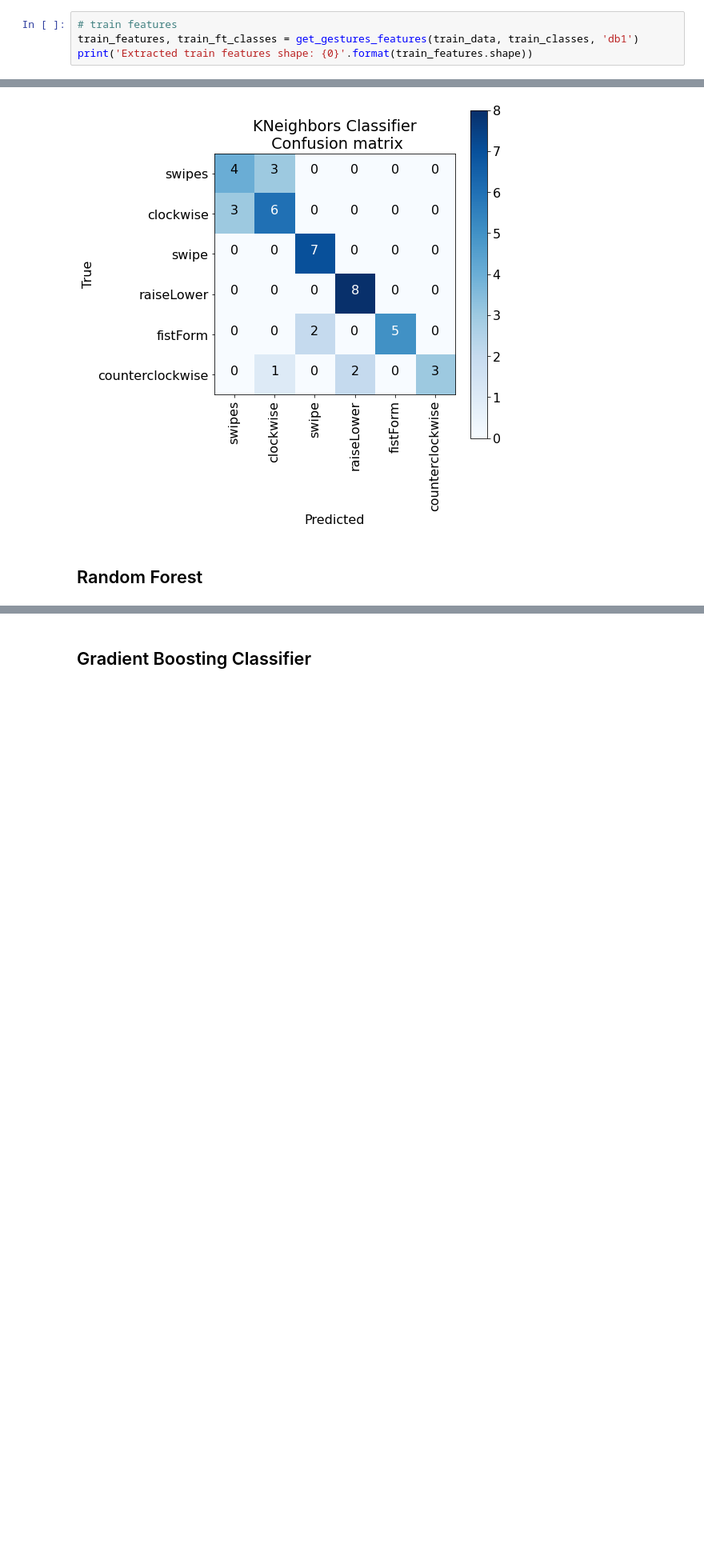
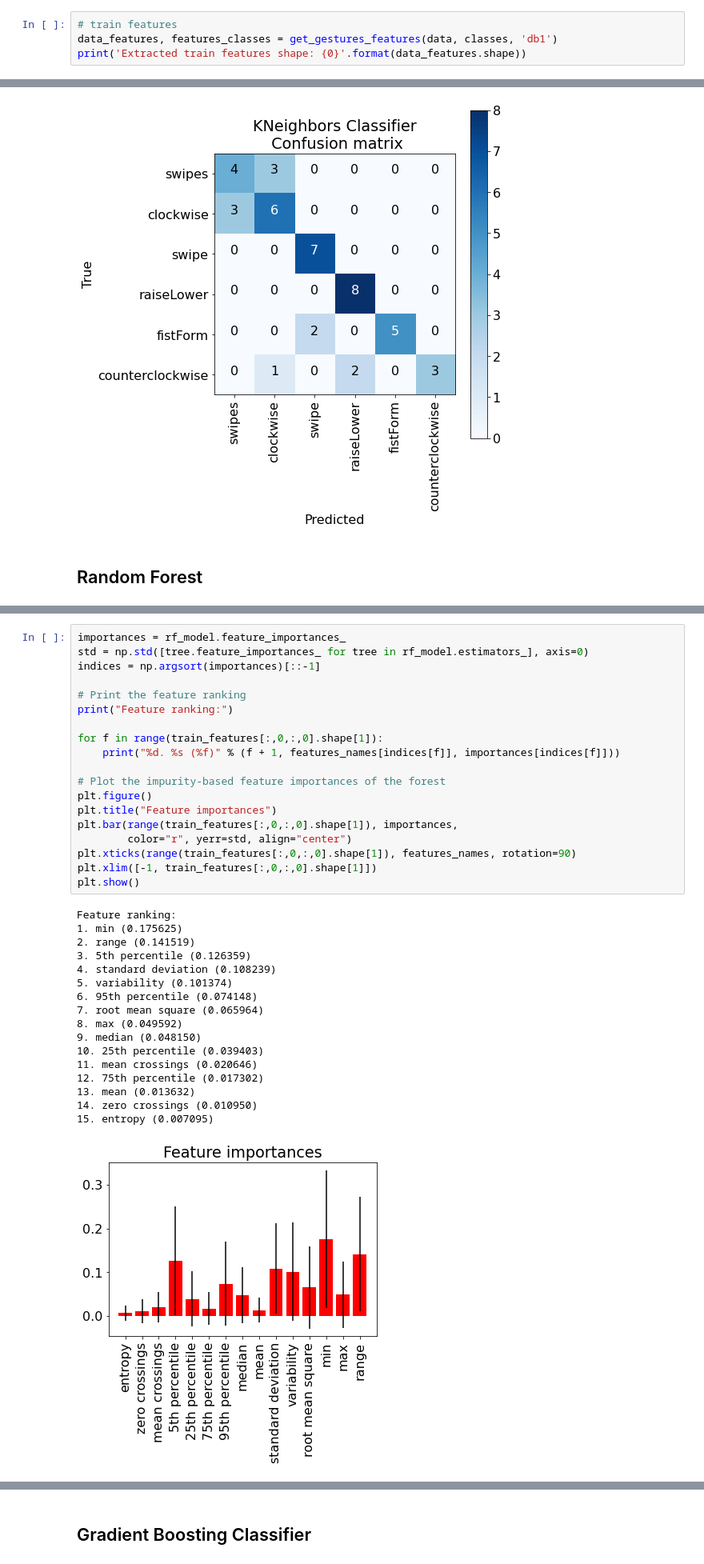
Before and after one commit to christian0101/Photovoltaics-Interactive-Tabletop, a Jupyter notebook: Code/Implementation.ipynb, the cells around one changed output, grey strips where cells are left out. Shown: that part at 80% size. Drawn from its saved outputs; the diff is of its cells as text; blank space fills up the shorter version.

Commit message:
features importances and further experiments

```diff
--- a/Code/Implementation.ipynb
+++ b/Code/Implementation.ipynb
@@ -505,6 +516,6 @@ plt.show()
 Extract features from the getures datasets (train and test)
 # %%
 # train features
-train_features, train_ft_classes = get_gestures_features(train_data, train_classes, 'db1')
-print('Extracted train features shape: {0}'.format(train_features.shape))
+data_features, features_classes = get_gestures_features(data, classes, 'db1')
+print('Extracted train features shape: {0}'.format(data_features.shape))
 # %% [output]
@@ -630,0 +686,37 @@ plot_confusion_matrix(rf_matrix, set(test_ft_classes), title='Random Forest\n Co
+# %%
+importances = rf_model.feature_importances_
+std = np.std([tree.feature_importances_ for tree in rf_model.estimators_], axis=0)
+indices = np.argsort(importances)[::-1]
+
+# Print the feature ranking
+print("Feature ranking:")
+
+for f in range(train_features[:,0,:,0].shape[1]):
+    print("%d. %s (%f)" % (f + 1, features_names[indices[f]], importances[indices[f]]))
+
+# Plot the impurity-based feature importances of the forest
+plt.figure()
+plt.title("Feature importances")
+plt.bar(range(train_features[:,0,:,0].shape[1]), importances,
+        color="r", yerr=std, align="center")
+plt.xticks(range(train_features[:,0,:,0].shape[1]), features_names, rotation=90)
+plt.xlim([-1, train_features[:,0,:,0].shape[1]])
+plt.show()
+# %% [output]
+Feature ranking:
+1. min (0.175625)
+2. range (0.141519)
+3. 5th percentile (0.126359)
+4. standard deviation (0.108239)
+5. variability (0.101374)
+6. 95th percentile (0.074148)
+7. root mean square (0.065964)
+8. max (0.049592)
+9. median (0.048150)
+10. 25th percentile (0.039403)
+11. mean crossings (0.020646)
+12. 75th percentile (0.017302)
+13. mean (0.013632)
+14. zero crossings (0.010950)
+15. entropy (0.007095)
+[figure, added]
```
Also changed, not shown: parts of 28 cells of this notebook.
